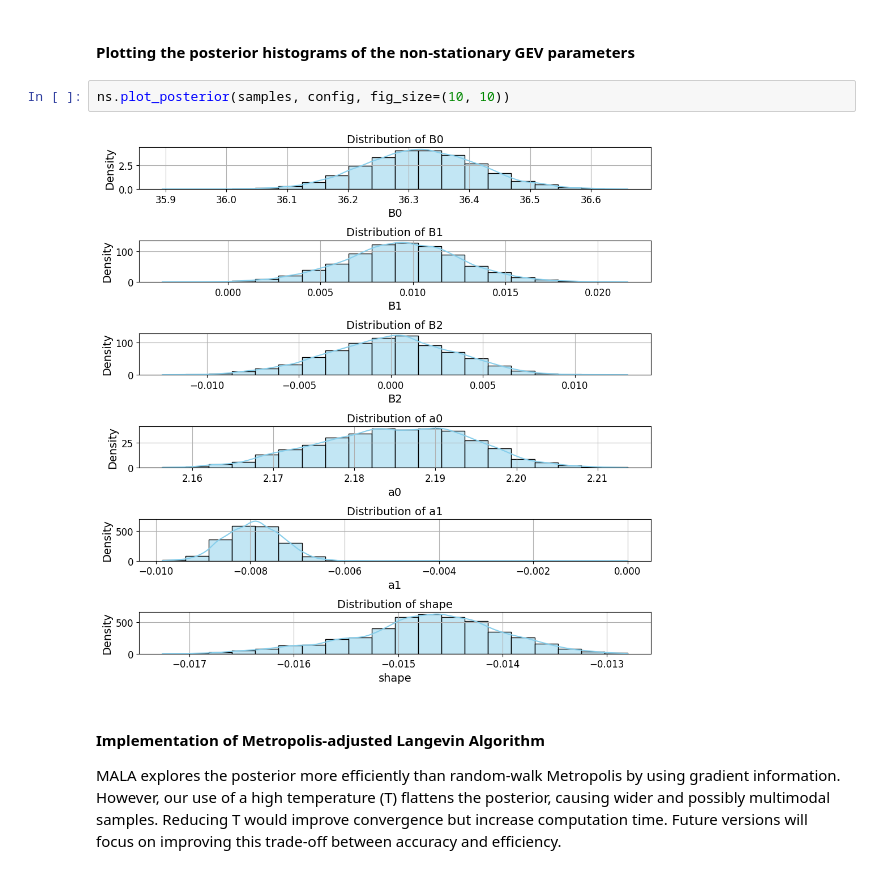
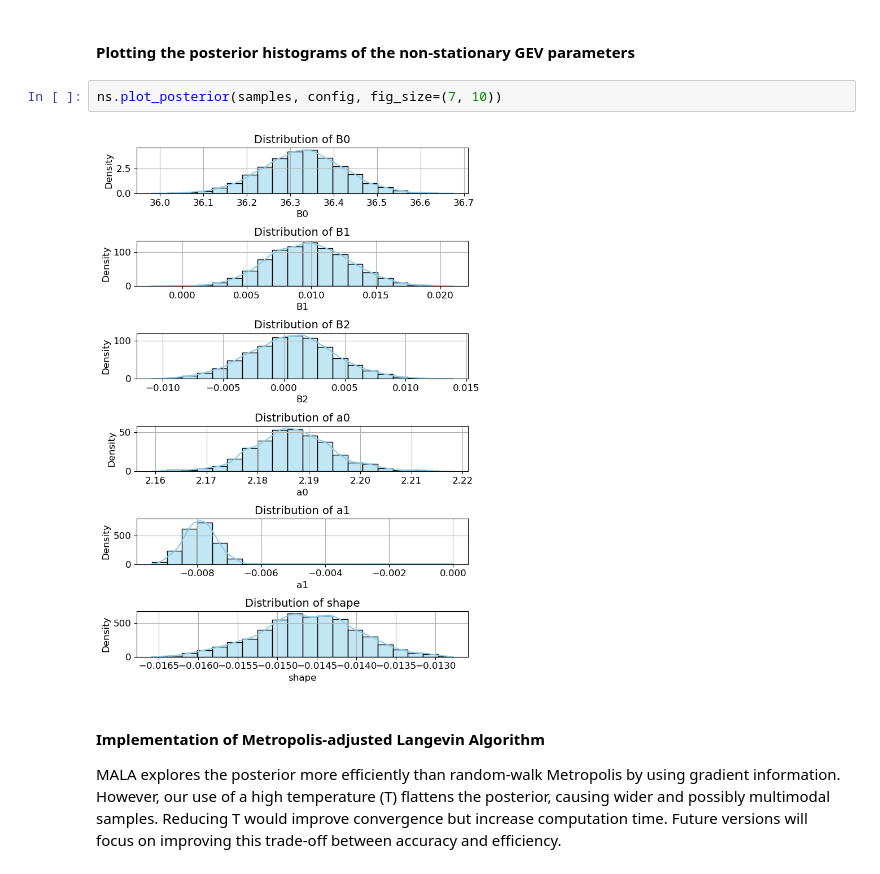
Before and after one commit to Nischalcs50/nsEVDx, a Jupyter notebook: examples/example_GEV.ipynb, the cells around one changed output. Cells and saved outputs as stored; diff of their text form.

```diff
--- a/examples/example_GEV.ipynb
+++ b/examples/example_GEV.ipynb
@@ -233,9 +246,9 @@ ns.plot_trace(samples, config, fig_size=(10, 10))
 # %% [markdown]
 #### Plotting the posterior histograms of the non-stationary GEV parameters
 # %%
-ns.plot_posterior(samples, config, fig_size=(10, 10))
+ns.plot_posterior(samples, config, fig_size=(7, 10))
 # %% [output]
-[figure, old version]
+[figure, new version]
 # %% [markdown]
 #### Implementation of Metropolis-adjusted Langevin Algorithm
 
```
Also changed, not shown: parts of 7 cells of this notebook, 8 other files.
